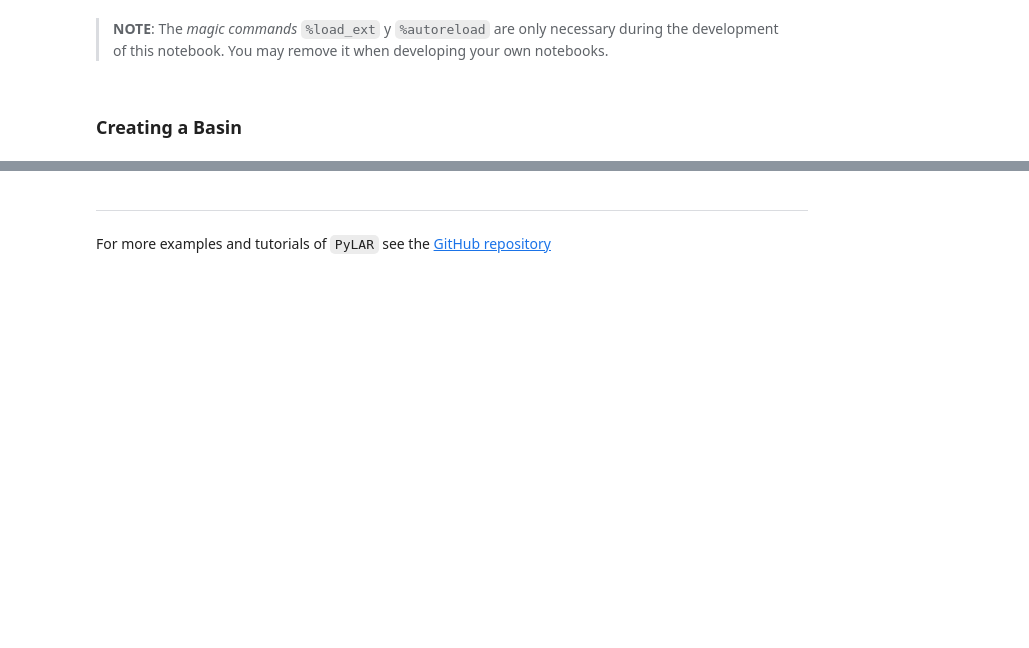
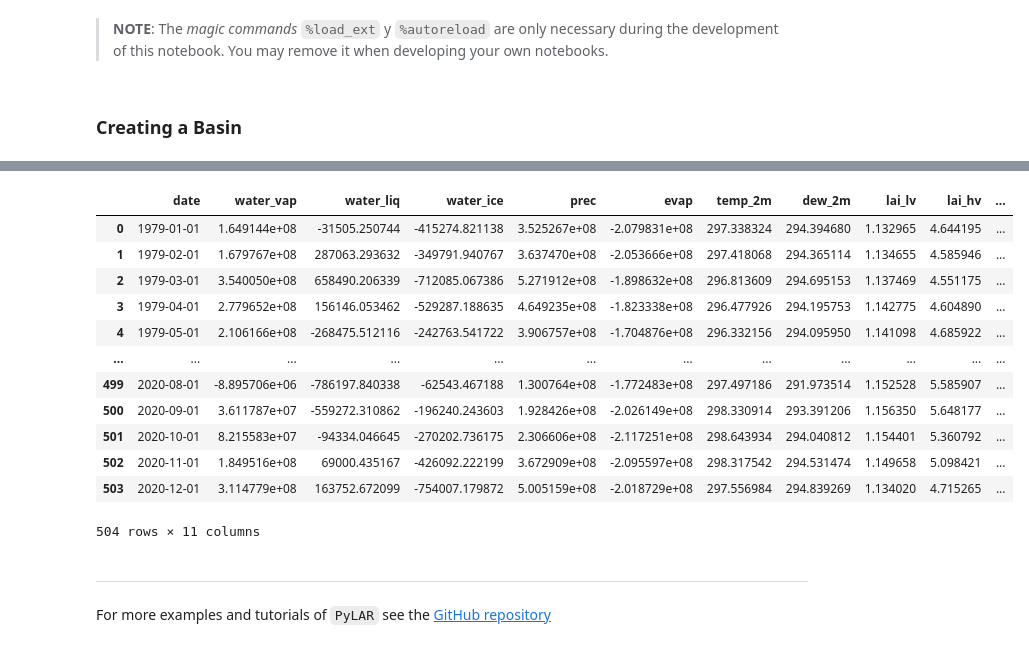
Before and after one commit to seap-udea/pylar, a Jupyter notebook: tutorials/pylar-quickstart.ipynb, the cells around one changed output, grey strips where cells are left out. Saved outputs shown, nothing was run; the diff lists cells and outputs as text; code cells hidden in the pictures; blank space fills up the shorter version.

```diff
--- a/tutorials/pylar-quickstart.ipynb
+++ b/tutorials/pylar-quickstart.ipynb
@@ -33,3 +89,20 @@ amazonas = lar.Basin(name='amazonas')
+# %%
+import pandas as pd
+pd.read_csv(lar.get_data_path('amazonas_RQ_era5.csv'))
+# %% [output]
+|  | date | water_vap | water_liq | water_ice | prec | evap | temp_2m | dew_2m | lai_lv | lai_hv | ... |
+| 0 | 1979-01-01 | 1.649144e+08 | -31505.250744 | -415274.821138 | 3.525267e+08 | -2.079831e+08 | 297.338324 | 294.394680 | 1.132965 | 4.644195 | ... |
+| 1 | 1979-02-01 | 1.679767e+08 | 287063.293632 | -349791.940767 | 3.637470e+08 | -2.053666e+08 | 297.418068 | 294.365114 | 1.134655 | 4.585946 | ... |
+| 2 | 1979-03-01 | 3.540050e+08 | 658490.206339 | -712085.067386 | 5.271912e+08 | -1.898632e+08 | 296.813609 | 294.695153 | 1.137469 | 4.551175 | ... |
+| 3 | 1979-04-01 | 2.779652e+08 | 156146.053462 | -529287.188635 | 4.649235e+08 | -1.823338e+08 | 296.477926 | 294.195753 | 1.142775 | 4.604890 | ... |
+| 4 | 1979-05-01 | 2.106166e+08 | -268475.512116 | -242763.541722 | 3.906757e+08 | -1.704876e+08 | 296.332156 | 294.095950 | 1.141098 | 4.685922 | ... |
+| ... | ... | ... | ... | ... | ... | ... | ... | ... | ... | ... | ... |
+| 499 | 2020-08-01 | -8.895706e+06 | -786197.840338 | -62543.467188 | 1.300764e+08 | -1.772483e+08 | 297.497186 | 291.973514 | 1.152528 | 5.585907 | ... |
+| 500 | 2020-09-01 | 3.611787e+07 | -559272.310862 | -196240.243603 | 1.928426e+08 | -2.026149e+08 | 298.330914 | 293.391206 | 1.156350 | 5.648177 | ... |
+| 501 | 2020-10-01 | 8.215583e+07 | -94334.046645 | -270202.736175 | 2.306606e+08 | -2.117251e+08 | 298.643934 | 294.040812 | 1.154401 | 5.360792 | ... |
+| 502 | 2020-11-01 | 1.849516e+08 | 69000.435167 | -426092.222199 | 3.672909e+08 | -2.095597e+08 | 298.317542 | 294.531474 | 1.149658 | 5.098421 | ... |
+| 503 | 2020-12-01 | 3.114779e+08 | 163752.672099 | -754007.179872 | 5.005159e+08 | -2.018729e+08 | 297.556984 | 294.839269 | 1.134020 | 4.715265 | ... |
+504 rows × 11 columns
 # %% [markdown]
 <hr/>
 # %% [markdown]
```
Also changed, not shown: parts of 14 cells of this notebook, 34 other files.
